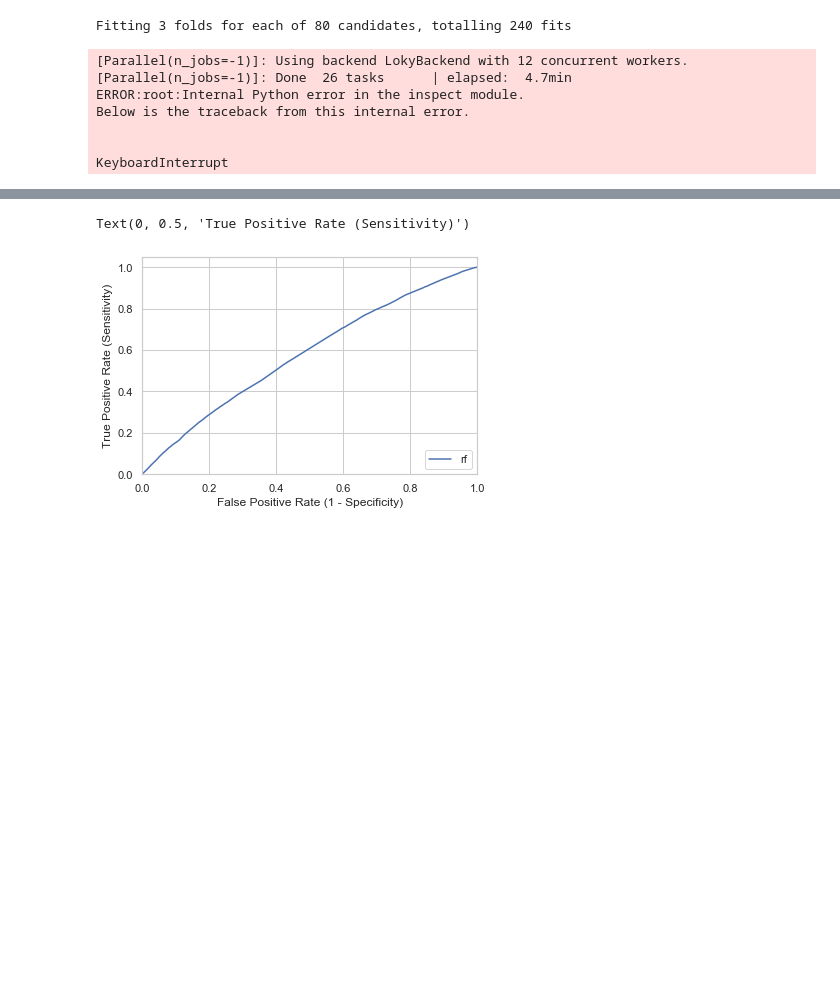
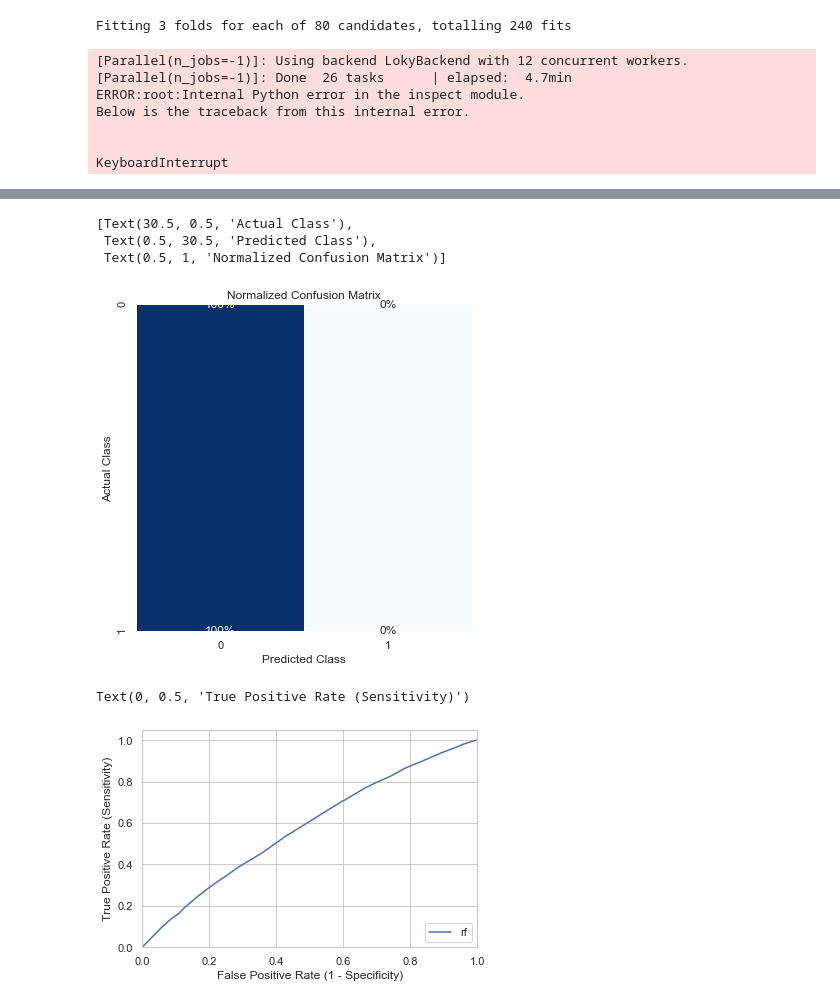
Before and after one commit to MrBLiu/InsightTeam2020, a Jupyter notebook: Ashwin/Submissions - No SMOTE.ipynb, the cells around one changed output, grey strips where cells are left out. Cells and saved outputs as stored; diff of their text form; code cells hidden in the pictures; blank space fills up the shorter version.

```diff
--- a/Ashwin/Submissions - No SMOTE.ipynb
+++ b/Ashwin/Submissions - No SMOTE.ipynb
@@ -140,3 +151,16 @@ array([[106167,      0],
+# %%
+test_cf = confusion_matrix(y_test,t.predict(X_test))
+test_cf = test_cf.astype('float') / test_cf.sum(axis=1)[:, np.newaxis]
+test_cf = pd.DataFrame((test_cf))
+
+fig, ax = plt.subplots(figsize=(6,6))
+ax = sns.heatmap(test_cf,annot=True,cmap='Blues',cbar=False,fmt='.0%')
+ax.set(xlabel='Predicted Class',ylabel='Actual Class',title='Normalized Confusion Matrix')
+# %% [output]
+[Text(30.5, 0.5, 'Actual Class'),
+ Text(0.5, 30.5, 'Predicted Class'),
+ Text(0.5, 1, 'Normalized Confusion Matrix')]
+[figure, added]
 # %%
 X_feat = pred
 
```
Also changed, not shown: parts of 9 cells of this notebook.
